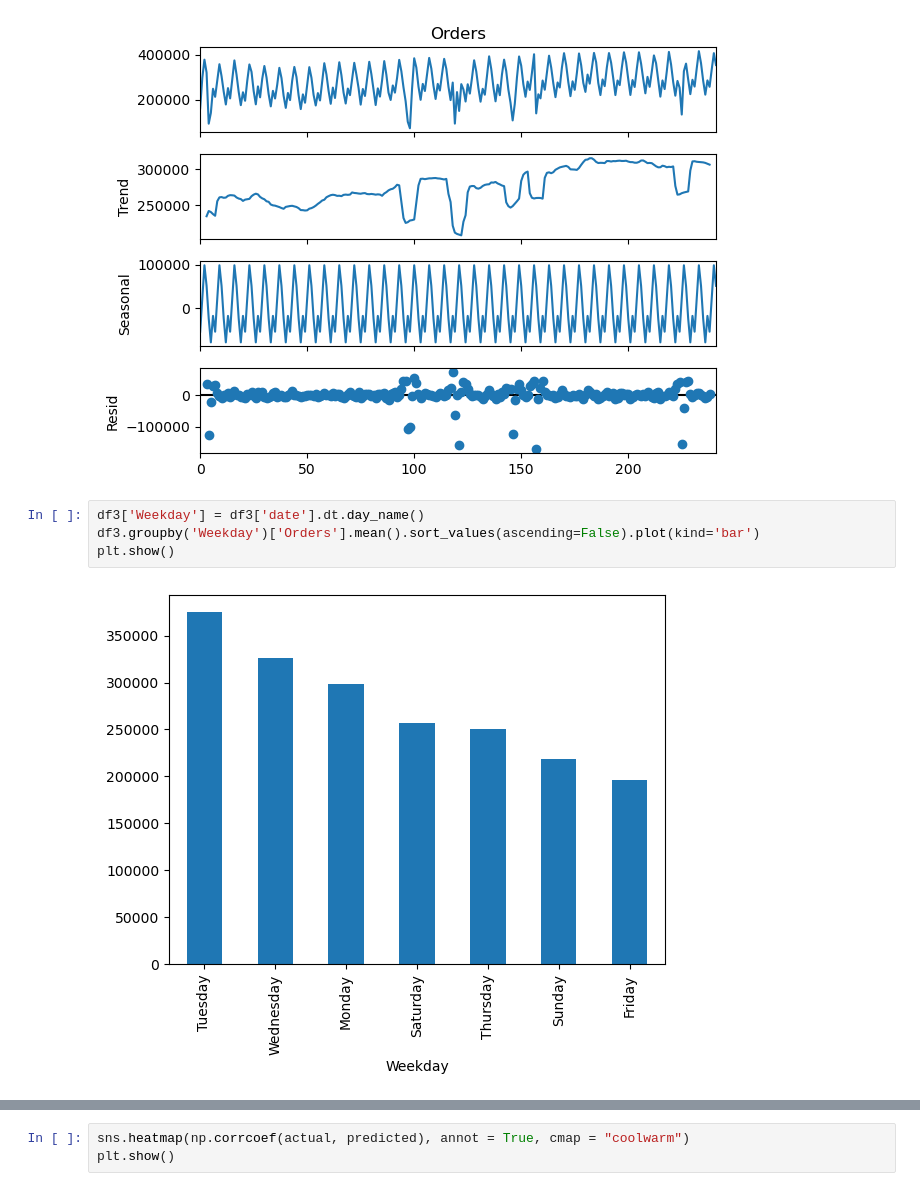
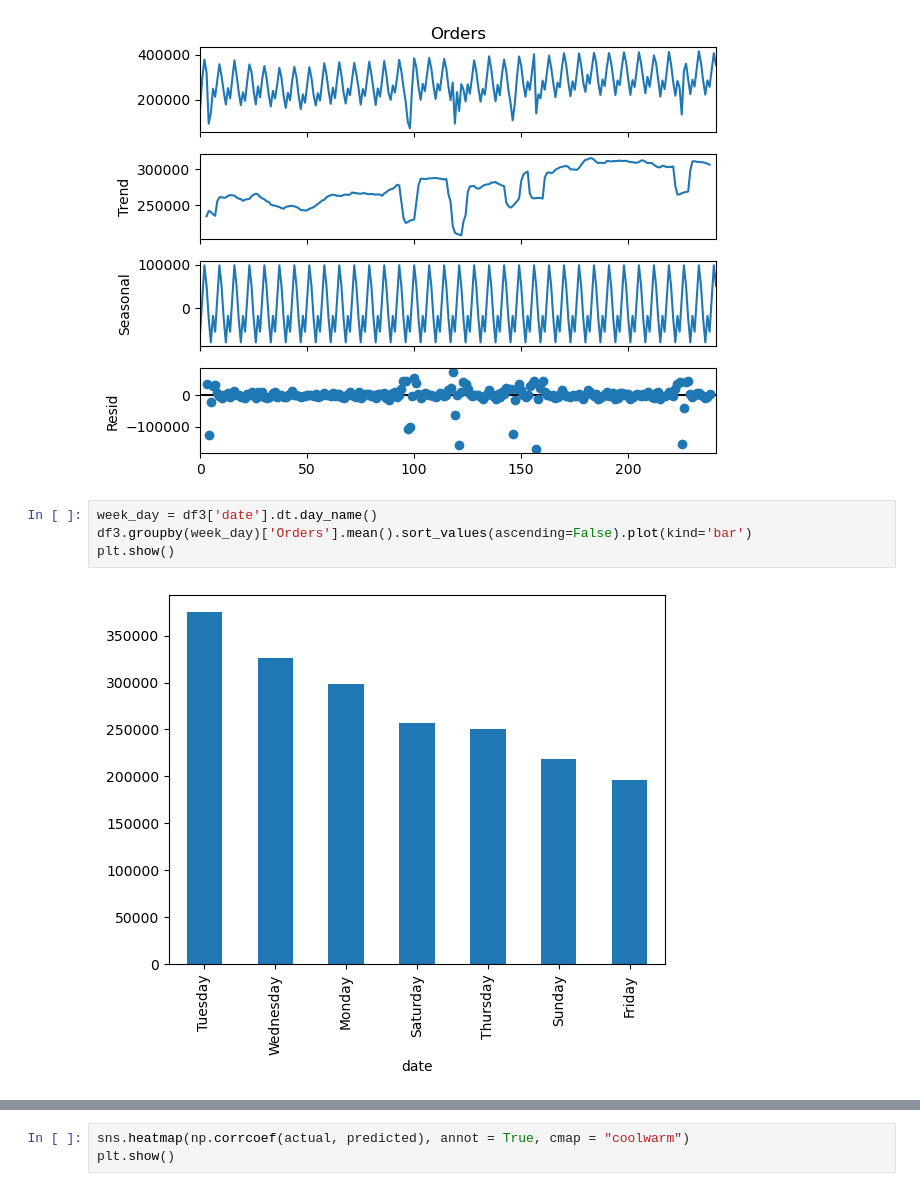
Before and after one commit to andrii-zapukhlyi/inpost_optimizing, a Jupyter notebook: inpost_forecast.ipynb, the cells around one changed output, grey strips where cells are left out. Drawn from its saved outputs; the diff is of its cells as text.

```diff
--- a/inpost_forecast.ipynb
+++ b/inpost_forecast.ipynb
@@ -553,8 +533,8 @@ plt.show()
 # %% [output]
 [figure]
 # %%
-df3['Weekday'] = df3['date'].dt.day_name()
-df3.groupby('Weekday')['Orders'].mean().sort_values(ascending=False).plot(kind='bar')
+week_day = df3['date'].dt.day_name()
+df3.groupby(week_day)['Orders'].mean().sort_values(ascending=False).plot(kind='bar')
 plt.show()
 # %% [output]
-[figure, old version]
+[figure, new version]
```
Also changed, not shown: parts of 6 cells of this notebook.
